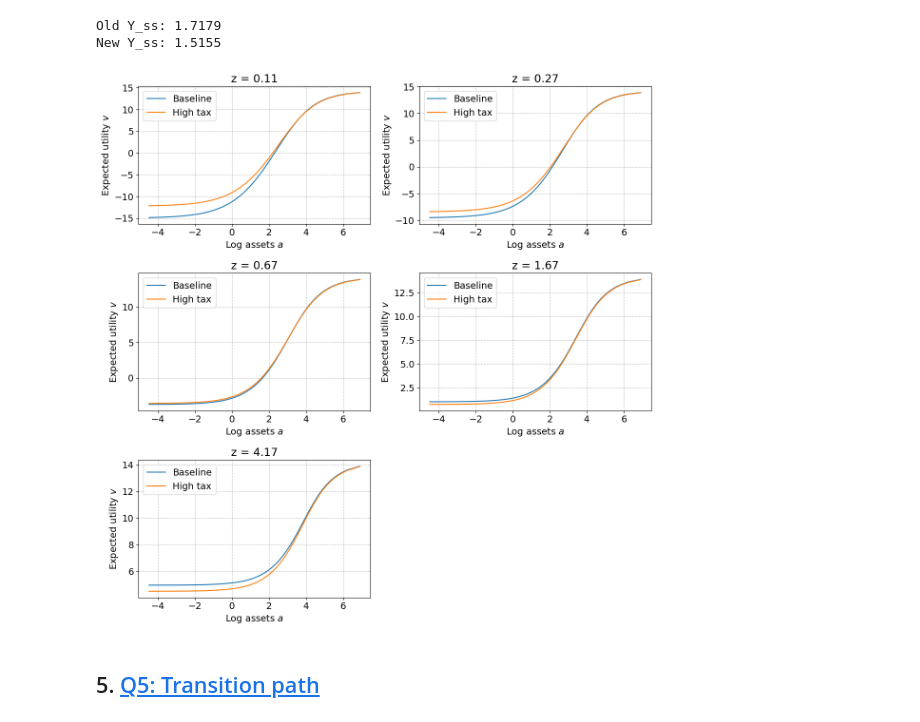
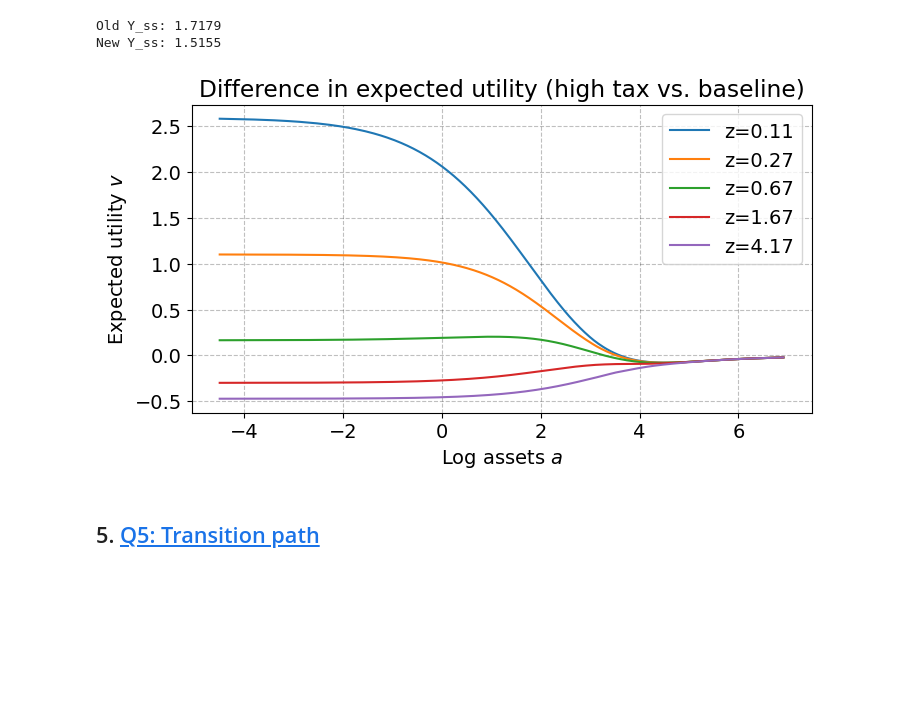
Before and after one commit to danililo/AdvMacroHet, a Jupyter notebook: Assignments/Assignment I/HANC_submission/HANC.ipynb, the cells around one changed output. Cells and saved outputs as stored; diff of their text form; code cells hidden in the pictures; blank space fills up the shorter version.

```diff
--- a/Assignments/Assignment I/HANC_submission/HANC.ipynb
+++ b/Assignments/Assignment I/HANC_submission/HANC.ipynb
@@ -199,26 +199,19 @@ print(f'Old Y_ss: {model.ss.Y:.4f} \nNew Y_ss: {model_high_tax.ss.Y:.4f}')
 Old Y_ss: 1.7179
 New Y_ss: 1.5155
 # %%
-fig = plt.figure(figsize=(12,12))
+fig = plt.figure(figsize=(8,4))
+ax = fig.add_subplot(1, 1, 1)
+ax.set_title(f'Difference in expected utility (high tax vs. baseline)')
 
 for z in range(5):
-    ax = fig.add_subplot(3, 2, z+1)
-    ax.set_title(f'z = {z_grid[z]:.2f}')
+    diff = model_high_tax.ss.v[0,z,:] - model.ss.v[0,z,:]
     ax.plot(
-            np.log(a_grid[1:]),
-            model.ss.v[0,z,:][1:],
-            label=f'Baseline');
-    ax.plot(
-            np.log(a_grid[1:]),
-            model_high_tax.ss.v[0,z,:][1:],
-            label=f'High tax');
+        np.log(a_grid[1:]), diff[1:], label=f'z={z_grid[z]:.2f}');
     ax.set_xlabel('Log assets $a$')
     ax.set_ylabel('Expected utility $v$')
     ax.legend()
-
-plt.tight_layout()
 # %% [output]
-[figure, old version]
+[figure, new version]
 # %% [markdown]
 ## 5. <a id='toc5_'></a>[Q5: Transition path](#toc0_)
 # %% [markdown]
```
Also changed, not shown: parts of 9 cells of this notebook, 3 other files.
